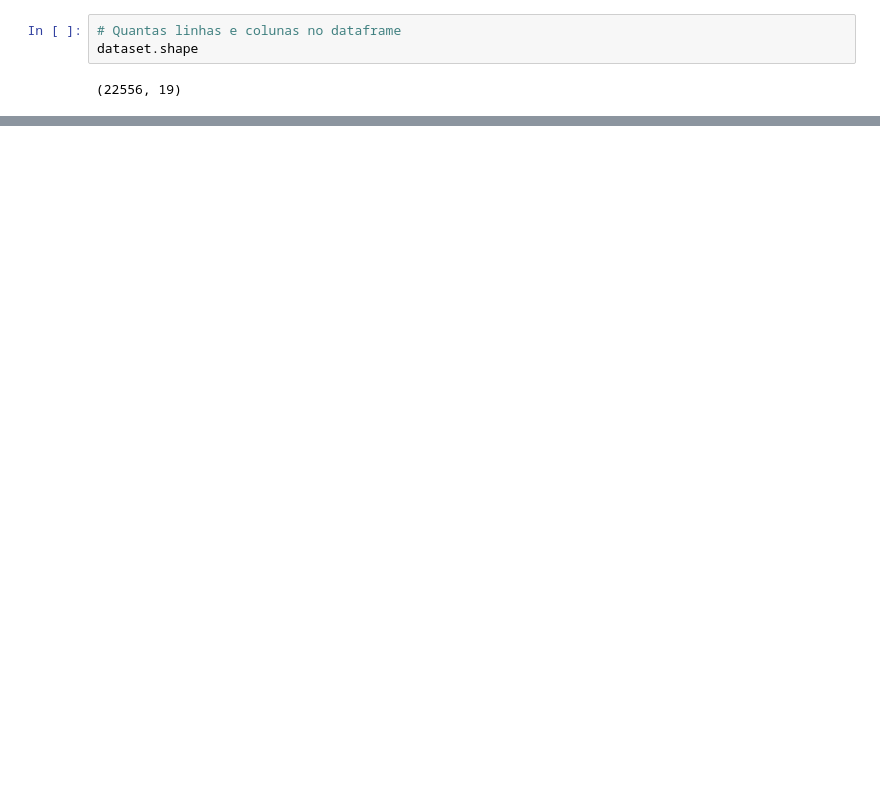
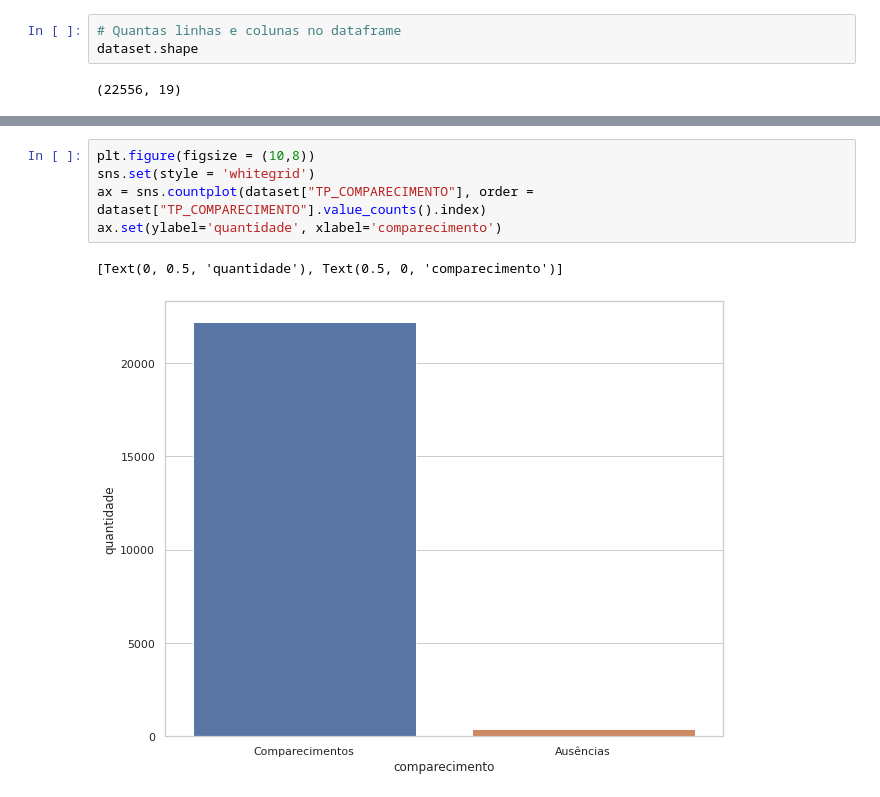
Before and after one commit to devcavalcante/colab, a Jupyter notebook: IA.ipynb, the cells around one changed output, grey strips where cells are left out. Saved outputs shown, nothing was run; the diff lists cells and outputs as text; blank space fills up the shorter version.

```diff
--- a/IA.ipynb
+++ b/IA.ipynb
@@ -53,0 +121,8 @@ sns.countplot(dataset["DS_FAIXA_ETARIA"], order = dataset["DS_FAIXA_ETARIA"].val
+# %%
+plt.figure(figsize = (10,8))
+sns.set(style = 'whitegrid')
+ax = sns.countplot(dataset["TP_COMPARECIMENTO"], order = dataset["TP_COMPARECIMENTO"].value_counts().index)
+ax.set(ylabel='quantidade', xlabel='comparecimento')
+# %% [output]
+[Text(0, 0.5, 'quantidade'), Text(0.5, 0, 'comparecimento')]
+[figure, added]
```
Also changed, not shown: parts of 10 cells of this notebook.
